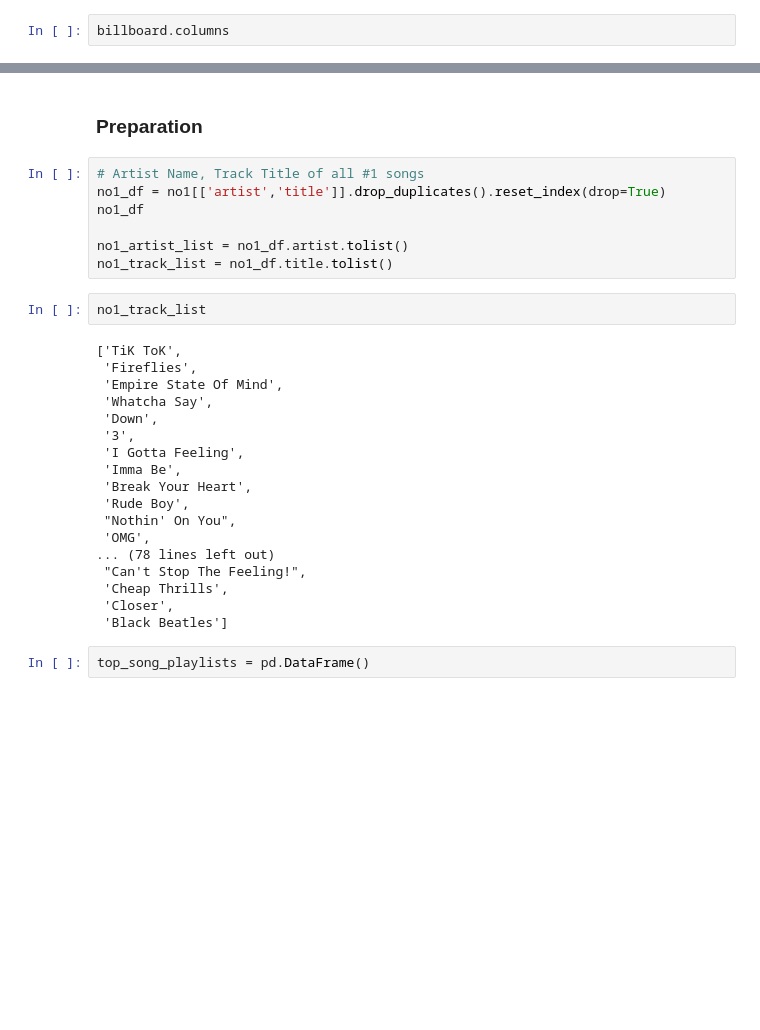
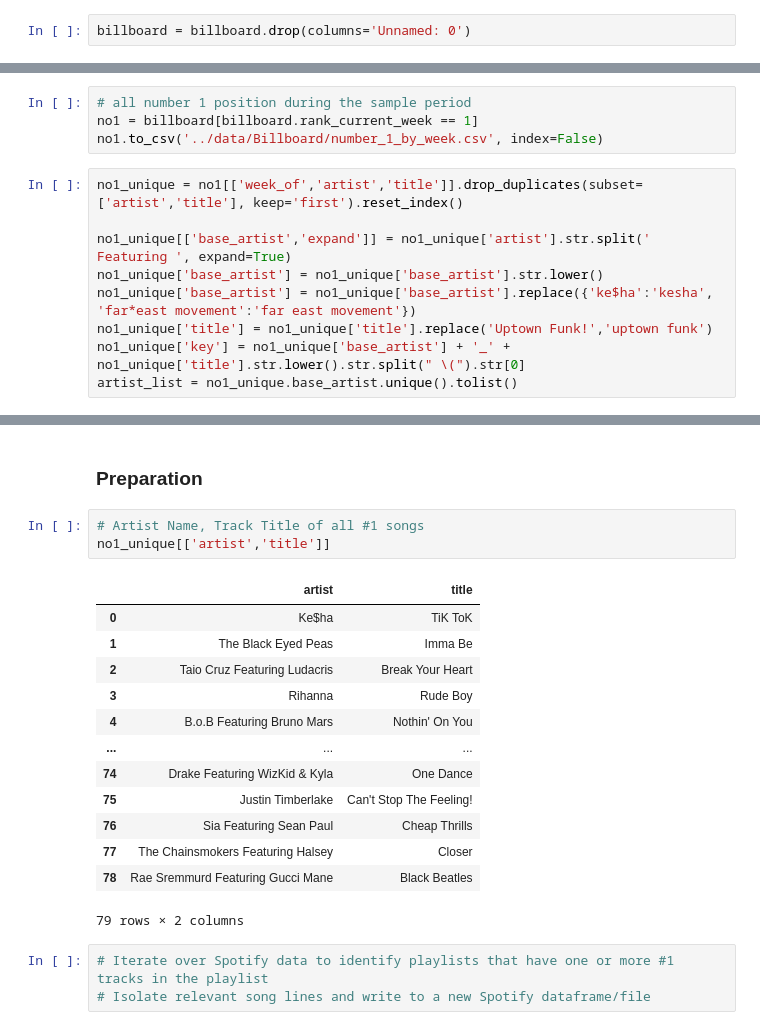
Before and after one commit to hayleymadden/spotify-user-playlist-trends, a Jupyter notebook: notebook/spotify_billboard_analysis.ipynb, the cells around one changed output, grey strips where cells are left out. Drawn from its saved outputs; the diff is of its cells as text; blank space fills up the shorter version.

```diff
--- a/notebook/spotify_billboard_analysis.ipynb
+++ b/notebook/spotify_billboard_analysis.ipynb
@@ -27,4 +33,4 @@ import numpy as np
 
 billboard = pd.read_csv('../data/Billboard/billboard_chart_data.csv')
 # %%
-billboard.columns
+billboard = billboard.drop(columns='Unnamed: 0')
@@ -58,3 +58,16 @@ billboard['artist_title'] = billboard.artist+ '-' + billboard.title
 billboard.artist_title.nunique()
 # %% [output]
 3003
+# %%
+# all number 1 position during the sample period
+no1 = billboard[billboard.rank_current_week == 1]
+no1.to_csv('../data/Billboard/number_1_by_week.csv', index=False)
+# %%
+no1_unique = no1[['week_of','artist','title']].drop_duplicates(subset=['artist','title'], keep='first').reset_index()
+
+no1_unique[['base_artist','expand']] = no1_unique['artist'].str.split(' Featuring ', expand=True)
+no1_unique['base_artist'] = no1_unique['base_artist'].str.lower()
+no1_unique['base_artist'] = no1_unique['base_artist'].replace({'ke$ha':'kesha', 'far*east movement':'far east movement'})
+no1_unique['title'] = no1_unique['title'].replace('Uptown Funk!','uptown funk')
+no1_unique['key'] = no1_unique['base_artist'] + '_' + no1_unique['title'].str.lower().str.split(" \(").str[0]
+artist_list = no1_unique.base_artist.unique().tolist()
@@ -130,30 +137,21 @@ round(len(pid_list) / 1000000 * 100,2)
 ### Preparation
 # %%
 # Artist Name, Track Title of all #1 songs
-no1_df = no1[['artist','title']].drop_duplicates().reset_index(drop=True)
-no1_df
-
-no1_artist_list = no1_df.artist.tolist()
-no1_track_list = no1_df.title.tolist()
+no1_unique[['artist','title']]
+# %% [output]
+|  | artist | title |
+| 0 | Ke$ha | TiK ToK |
+| 1 | The Black Eyed Peas | Imma Be |
+| 2 | Taio Cruz Featuring Ludacris | Break Your Heart |
+| 3 | Rihanna | Rude Boy |
+| 4 | B.o.B Featuring Bruno Mars | Nothin' On You |
+| ... | ... | ... |
+| 74 | Drake Featuring WizKid & Kyla | One Dance |
+| 75 | Justin Timberlake | Can't Stop The Feeling! |
+| 76 | Sia Featuring Sean Paul | Cheap Thrills |
+| 77 | The Chainsmokers Featuring Halsey | Closer |
+| 78 | Rae Sremmurd Featuring Gucci Mane | Black Beatles |
+79 rows × 2 columns
-# %%
-no1_track_list
-# %% [output]
-['TiK ToK',
- 'Fireflies',
- 'Empire State Of Mind',
- 'Whatcha Say',
- 'Down',
- '3',
- 'I Gotta Feeling',
- 'Imma Be',
- 'Break Your Heart',
- 'Rude Boy',
- "Nothin' On You",
- 'OMG',
-... (78 lines left out)
- "Can't Stop The Feeling!",
- 'Cheap Thrills',
- 'Closer',
- 'Black Beatles']
-# %%
-top_song_playlists = pd.DataFrame()
+# %%
+# Iterate over Spotify data to identify playlists that have one or more #1 tracks in the playlist
+# Isolate relevant song lines and write to a new Spotify dataframe/file
```
Also changed, not shown: parts of 23 cells of this notebook.
